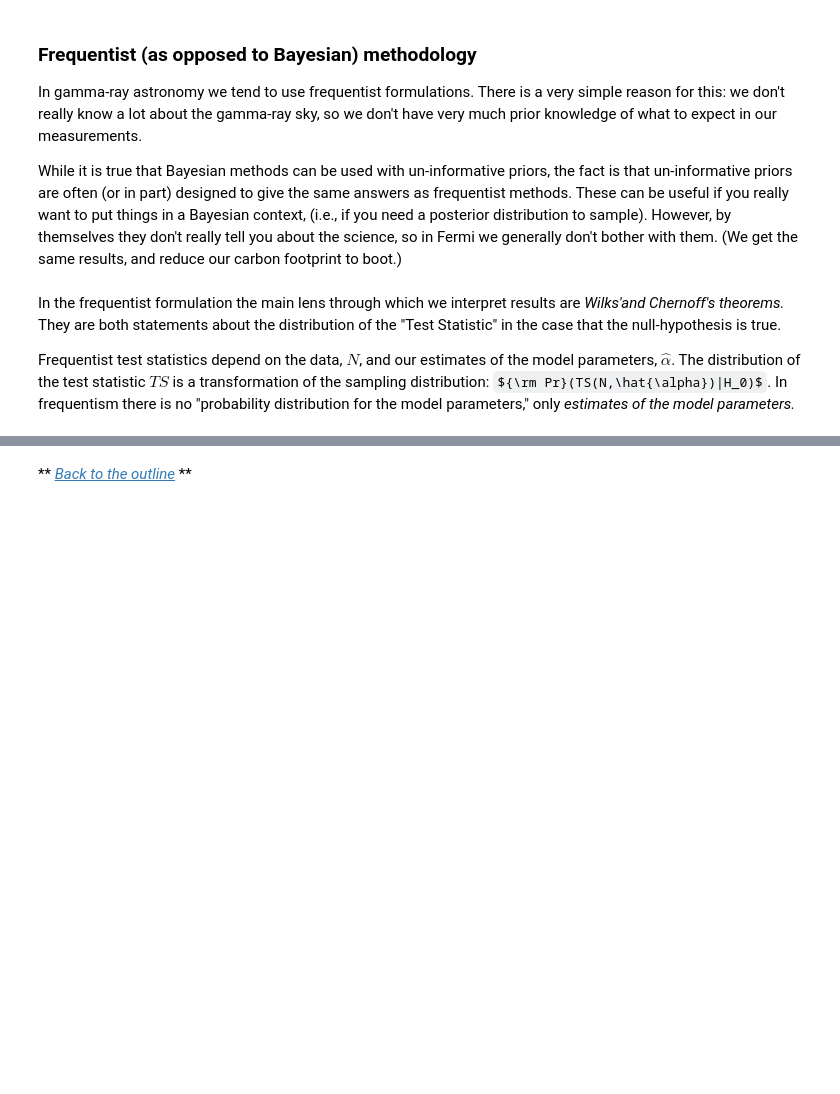
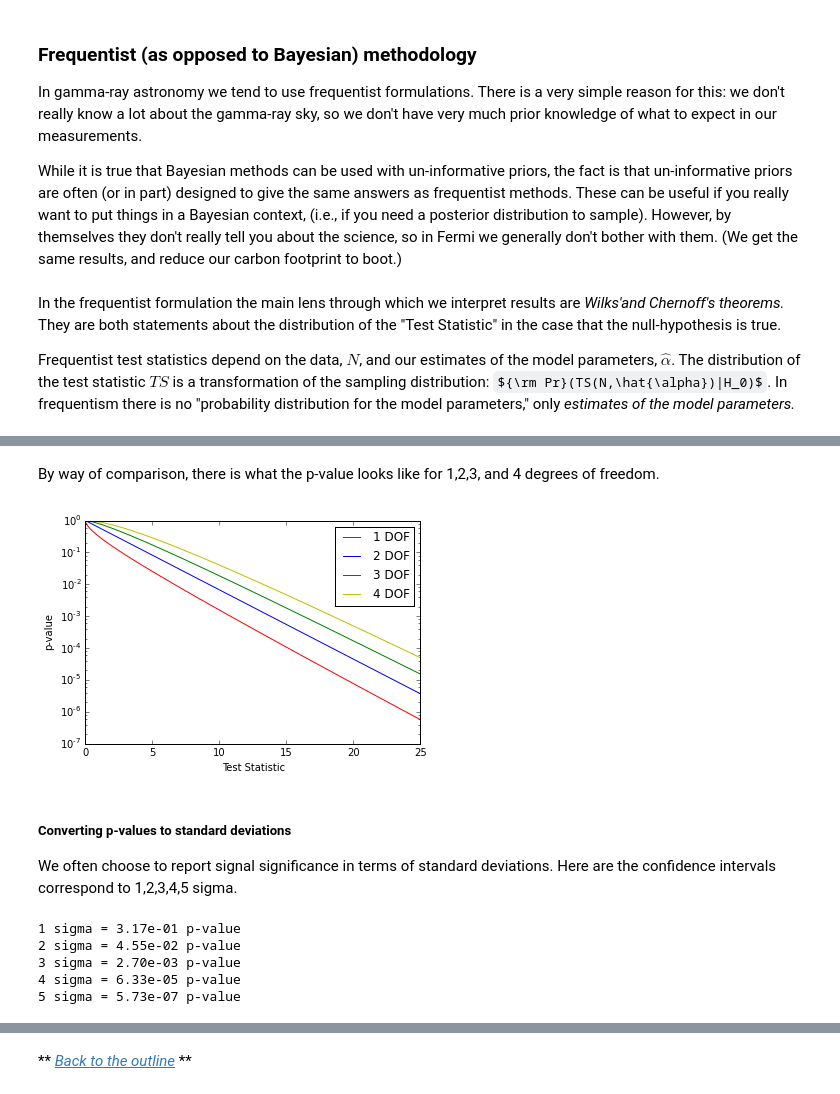
Before and after one commit to KIPAC/StatisticalMethods, a Jupyter notebook: examples/Fermi/FermiOverview.ipynb, the cells around one changed output, grey strips where cells are left out. Saved outputs shown, nothing was run; the diff lists cells and outputs as text; code cells hidden in the pictures; some formulas as TeX source; blank space fills up the shorter version.

```diff
--- a/examples/Fermi/FermiOverview.ipynb
+++ b/examples/Fermi/FermiOverview.ipynb
@@ -119,0 +152,33 @@ The negative log likelihood is:
+# %% [markdown]
+By way of comparison, there is what the p-value looks like for 1,2,3, and 4 degrees of freedom.
+# %%
+pvalue_2dof = 1. - stats.chi2.cdf(x,2)
+pvalue_3dof = 1. - stats.chi2.cdf(x,3)
+pvalue_4dof = 1. - stats.chi2.cdf(x,4)
+
+fig3, ax3 = plt.subplots(1, 1)
+ax3.set_xlabel('Test Statistic')
+ax3.set_ylabel('p-value')
+ax3.set_xlim(0.,25.)
+ax3.semilogy(x, pvalue_1dof,'r-', lw=1, label='1 DOF')
+ax3.semilogy(x, pvalue_2dof,'b-', lw=1, label='2 DOF')
+ax3.semilogy(x, pvalue_3dof,'g-', lw=1, label='3 DOF')
+ax3.semilogy(x, pvalue_4dof,'y-', lw=1, label='4 DOF')
+leg = ax3.legend()
+# %% [output]
+[figure, added]
+# %% [markdown]
+##### Converting p-values to standard deviations
+
+We often choose to report signal significance in terms of standard deviations.  Here are the confidence intervals correspond to 1,2,3,4,5 sigma.
+# %%
+sigma_p = []
+for i in range(1,6):
+    print "%i sigma = %.2e p-value"%(i,2*stats.norm.sf(i))
+    sigma_p.append(2*stats.norm.sf(i))
+# %% [output]
+1 sigma = 3.17e-01 p-value
+2 sigma = 4.55e-02 p-value
+3 sigma = 2.70e-03 p-value
+4 sigma = 6.33e-05 p-value
+5 sigma = 5.73e-07 p-value
```
Also changed, not shown: parts of 19 cells of this notebook.
